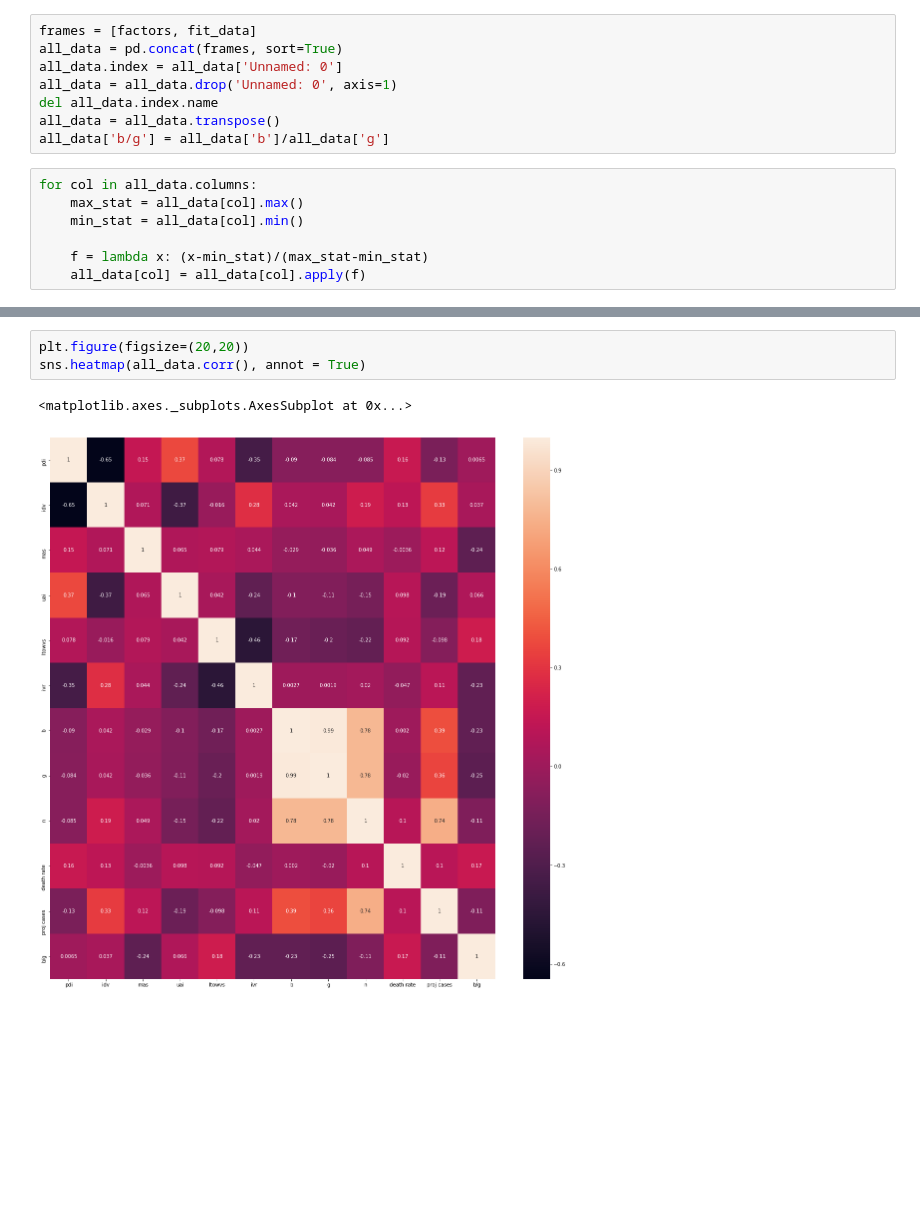
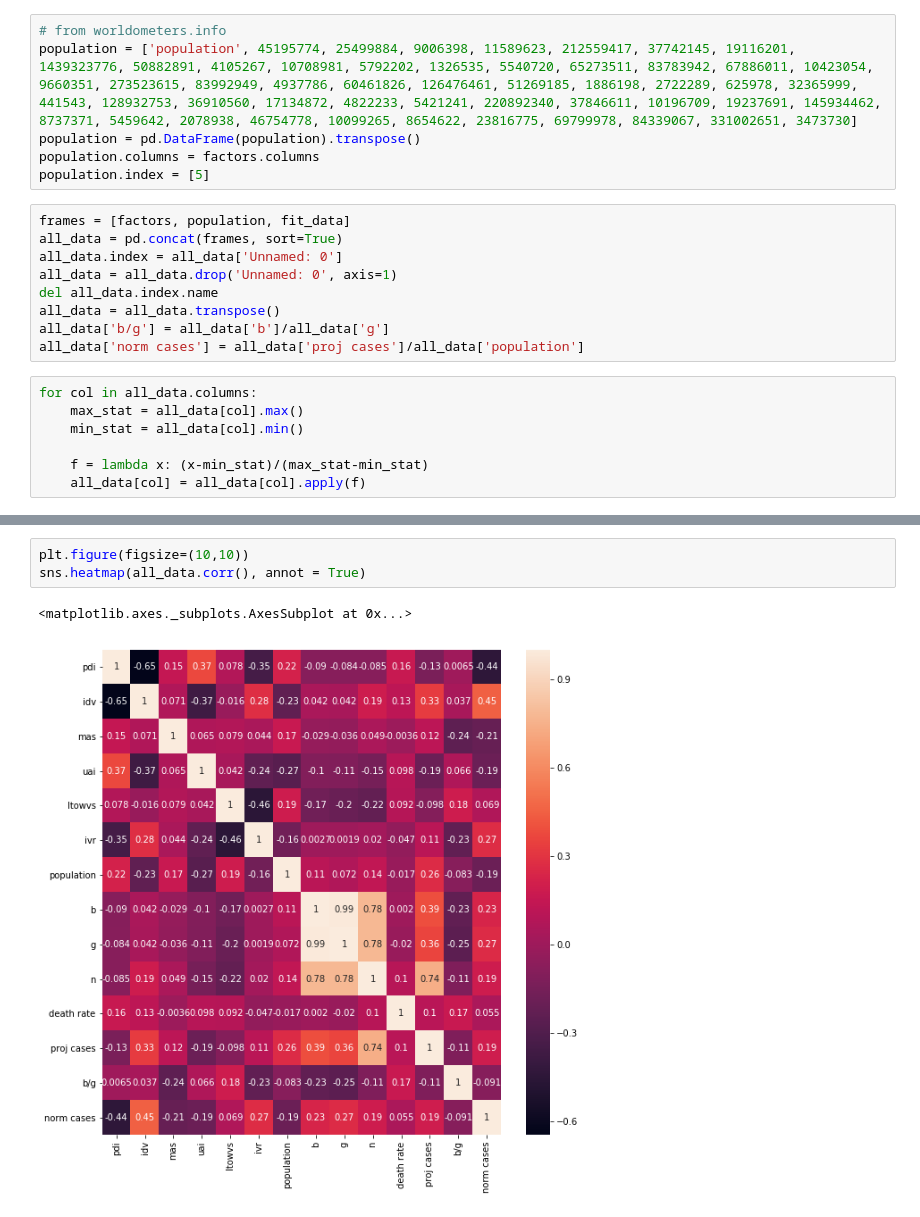
Before and after one commit to rorycochrane/COVID19HofstedeCulturalDimensions, a Jupyter notebook: 3_Data_Analysis.ipynb, the cells around one changed output, grey strips where cells are left out. Drawn from its saved outputs; the diff is of its cells as text; blank space fills up the shorter version.

Commit message:
normalize population

```diff
--- a/3_Data_Analysis.ipynb
+++ b/3_Data_Analysis.ipynb
@@ -21,14 +21,21 @@ factors.head()
 | 2 | mas | 56 | 61 | 79 | 54 | 49 | 52 | 28 | 66 | 64 | ... |
 | 3 | uai | 86 | 51 | 70 | 94 | 76 | 48 | 86 | 30 | 80 | ... |
 | 4 | ltowvs | 20 | 21 | 60 | 82 | 44 | 36 | 31 | 87 | 13 | ... |
+# %%
+# from worldometers.info
+population = ['population', 45195774, 25499884, 9006398, 11589623, 212559417, 37742145, 19116201, 1439323776, 50882891, 4105267, 10708981, 5792202, 1326535, 5540720, 65273511, 83783942, 67886011, 10423054, 9660351, 273523615, 83992949, 4937786, 60461826, 126476461, 51269185, 1886198, 2722289, 625978, 32365999, 441543, 128932753, 36910560, 17134872, 4822233, 5421241, 220892340, 37846611, 10196709, 19237691, 145934462, 8737371, 5459642, 2078938, 46754778, 10099265, 8654622, 23816775, 69799978, 84339067, 331002651, 3473730]
+population = pd.DataFrame(population).transpose()
+population.columns = factors.columns
+population.index = [5]
 # %%
-frames = [factors, fit_data]
+frames = [factors, population, fit_data]
 all_data = pd.concat(frames, sort=True)
 all_data.index = all_data['Unnamed: 0']
 all_data = all_data.drop('Unnamed: 0', axis=1)
 del all_data.index.name
 all_data = all_data.transpose()
 all_data['b/g'] = all_data['b']/all_data['g']
+all_data['norm cases'] = all_data['proj cases']/all_data['population']
 # %%
 for col in all_data.columns:
     max_stat = all_data[col].max()
@@ -44,6 +51,6 @@ plt.show()
 # %%
-plt.figure(figsize=(20,20))
+plt.figure(figsize=(10,10))
 sns.heatmap(all_data.corr(), annot = True)
 # %% [output]
 <matplotlib.axes._subplots.AxesSubplot at 0x...>
-[figure, old version]
+[figure, new version]
```
Also changed, not shown: parts of 2 cells of this notebook.
